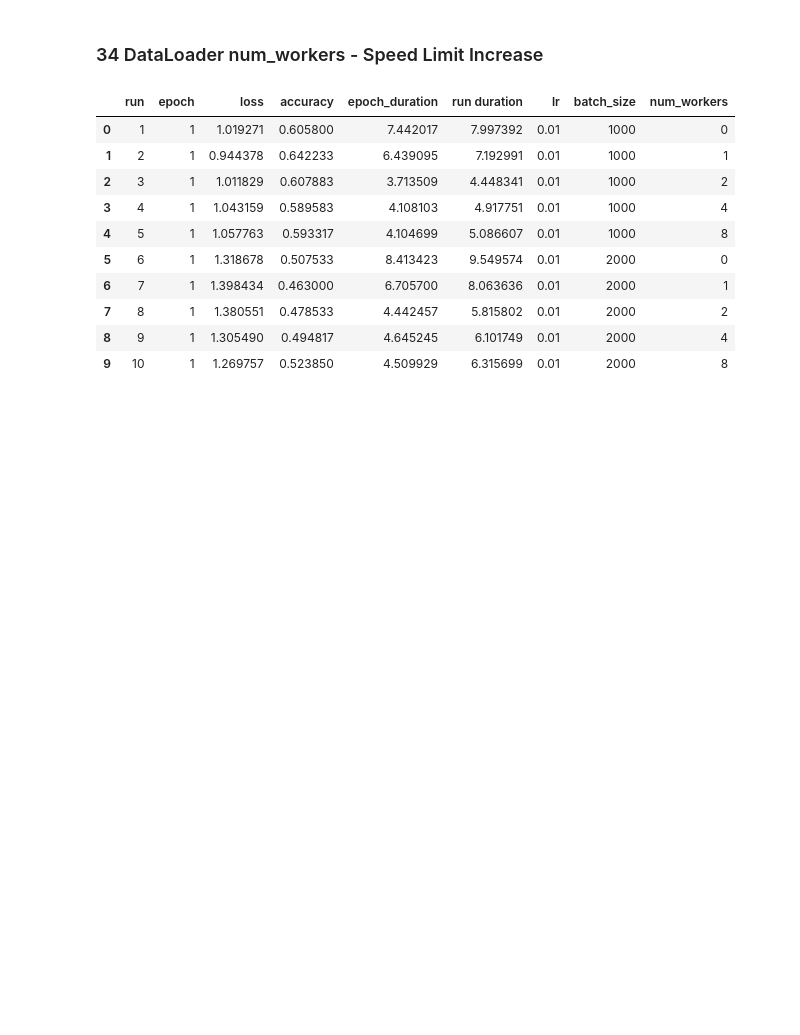
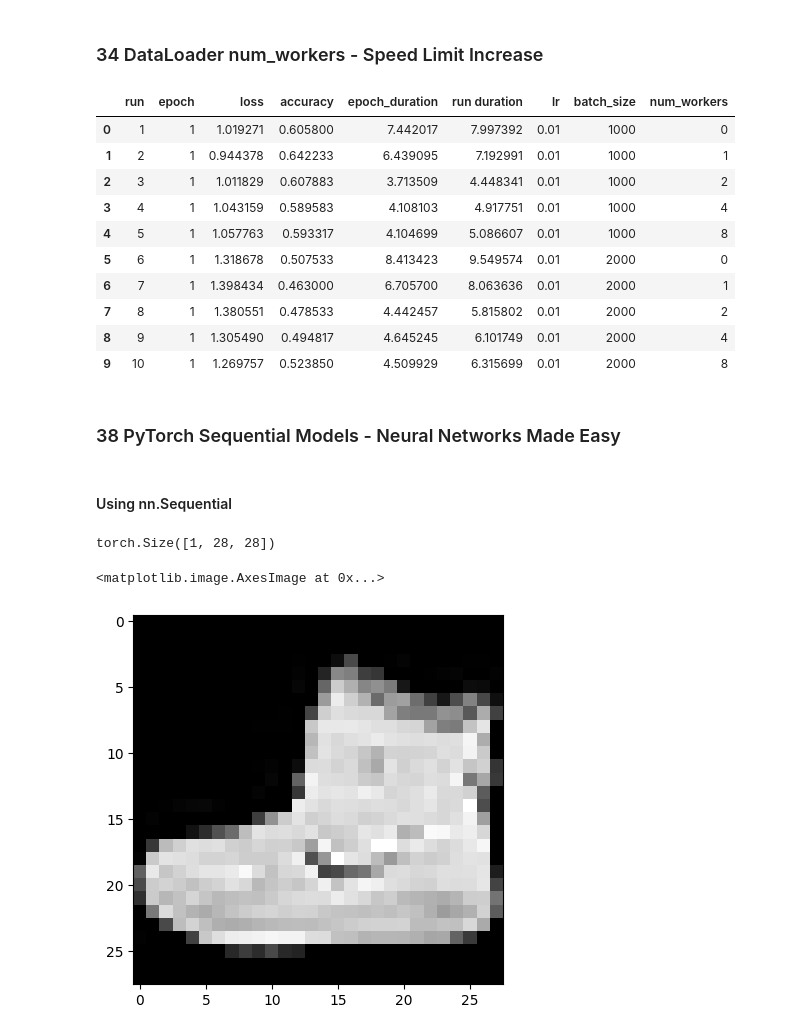
Before and after one commit to flavorfan/torch-course, a Jupyter notebook: nn_experimentation.ipynb, the cells around one changed output. Saved outputs shown, nothing was run; the diff lists cells and outputs as text; code cells hidden in the pictures; blank space fills up the shorter version.

```diff
--- a/nn_experimentation.ipynb
+++ b/nn_experimentation.ipynb
@@ -434,3 +441,7 @@ m.save('results')
 | 7 | 8 | 1 | 1.380551 | 0.478533 | 4.442457 | 5.815802 | 0.01 | 2000 | 2 |
 | 8 | 9 | 1 | 1.305490 | 0.494817 | 4.645245 | 6.101749 | 0.01 | 2000 | 4 |
 | 9 | 10 | 1 | 1.269757 | 0.523850 | 4.509929 | 6.315699 | 0.01 | 2000 | 8 |
+# %% [markdown]
+### 38 PyTorch Sequential Models - Neural Networks Made Easy
+# %% [markdown]
+#### Using nn.Sequential
@@ -436,0 +464,19 @@ m.save('results')
+# %%
+train_set = torchvision.datasets.FashionMNIST(
+    root='./data/FashionMNIST',
+    train=True,
+    download=True,
+    transform=transform.Compose([
+        transform.ToTensor()
+    ])
+)
+# %%
+image, label = train_set[0]
+print(image.shape)
+# %% [output]
+torch.Size([1, 28, 28])
+# %%
+plt.imshow(image.squeeze(), cmap='gray')
+# %% [output]
+<matplotlib.image.AxesImage at 0x...>
+[figure, added]
```
Also changed, not shown: parts of 63 cells of this notebook, 2 other files.
